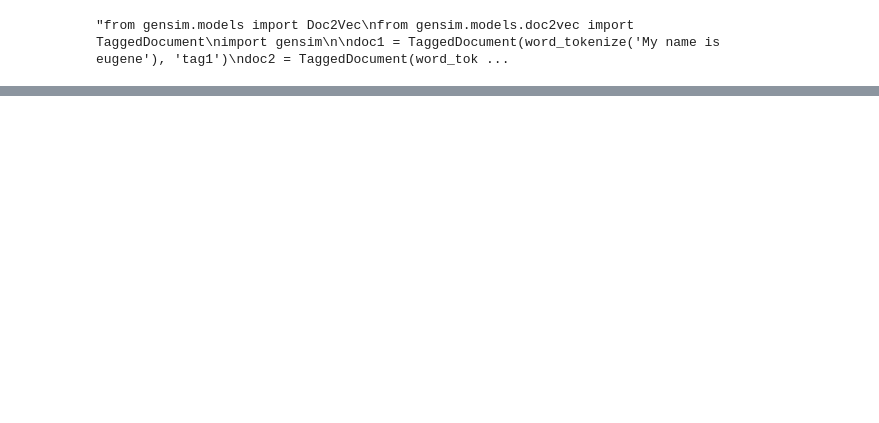
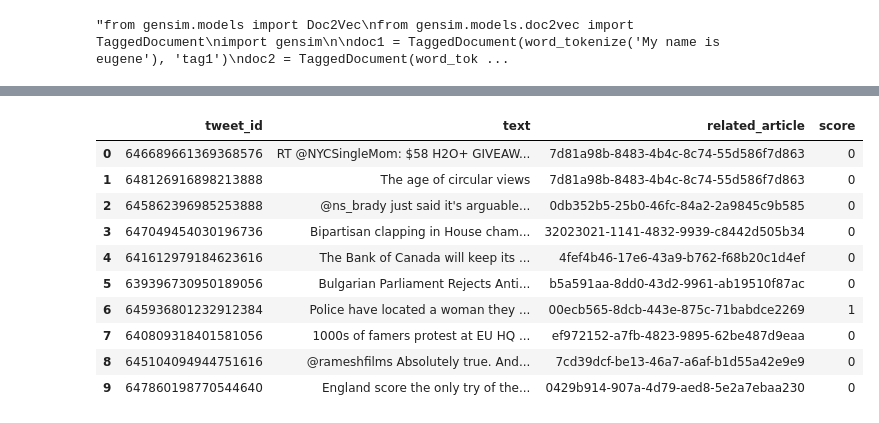
Before and after one commit to Dustyik/IR-tweets---disaster-, a Jupyter notebook: Project.ipynb, the cells around one changed output, grey strips where cells are left out. Cells and saved outputs as stored; diff of their text form; code cells hidden in the pictures; blank space fills up the shorter version.

```diff
--- a/Project.ipynb
+++ b/Project.ipynb
@@ -359,0 +356,3 @@ model.train(sentences, total_examples=model.corpus_count, epochs=10)
+# %%
+data = DataProcessor('dataset_scrapped.csv', ['topic','iteration','document','rel', 'text']).get_clean_data()
+data.head()
@@ -359,0 +366,19 @@ model.train(sentences, total_examples=model.corpus_count, epochs=10)
+# %%
+query_text = 'VIDEO:Good Samaritans Stop Alleged Hit-and-Run Driver in Miami'
+query_id = '00ecb565-8dcb-443e-875c-71babdce2269'
+
+docterm = DocumentTerm(data)
+result = docterm.query(query_id, query_text, 'euclidean')
+result
+# %% [output]
+|  | tweet_id | text | related_article | score |
+| 0 | 646689661369368576 | RT @NYCSingleMom: $58 H2O+ GIVEAW... | 7d81a98b-8483-4b4c-8c74-55d586f7d863 | 0 |
+| 1 | 648126916898213888 | The age of circular views | 7d81a98b-8483-4b4c-8c74-55d586f7d863 | 0 |
+| 2 | 645862396985253888 | @ns_brady just said it's arguable... | 0db352b5-25b0-46fc-84a2-2a9845c9b585 | 0 |
+| 3 | 647049454030196736 | Bipartisan clapping in House cham... | 32023021-1141-4832-9939-c8442d505b34 | 0 |
+| 4 | 641612979184623616 | The Bank of Canada will keep its ... | 4fef4b46-17e6-43a9-b762-f68b20c1d4ef | 0 |
+| 5 | 639396730950189056 | Bulgarian Parliament Rejects Anti... | b5a591aa-8dd0-43d2-9961-ab19510f87ac | 0 |
+| 6 | 645936801232912384 | Police have located a woman they ... | 00ecb565-8dcb-443e-875c-71babdce2269 | 1 |
+| 7 | 640809318401581056 | 1000s of famers protest at EU HQ ... | ef972152-a7fb-4823-9895-62be487d9eaa | 0 |
+| 8 | 645104094944751616 | @rameshfilms Absolutely true. And... | 7cd39dcf-be13-46a7-a6af-b1d55a42e9e9 | 0 |
+| 9 | 647860198770544640 | England score the only try of the... | 0429b914-907a-4d79-aed8-5e2a7ebaa230 | 0 |
```
Also changed, not shown: parts of 5 cells of this notebook, 2 other files.
